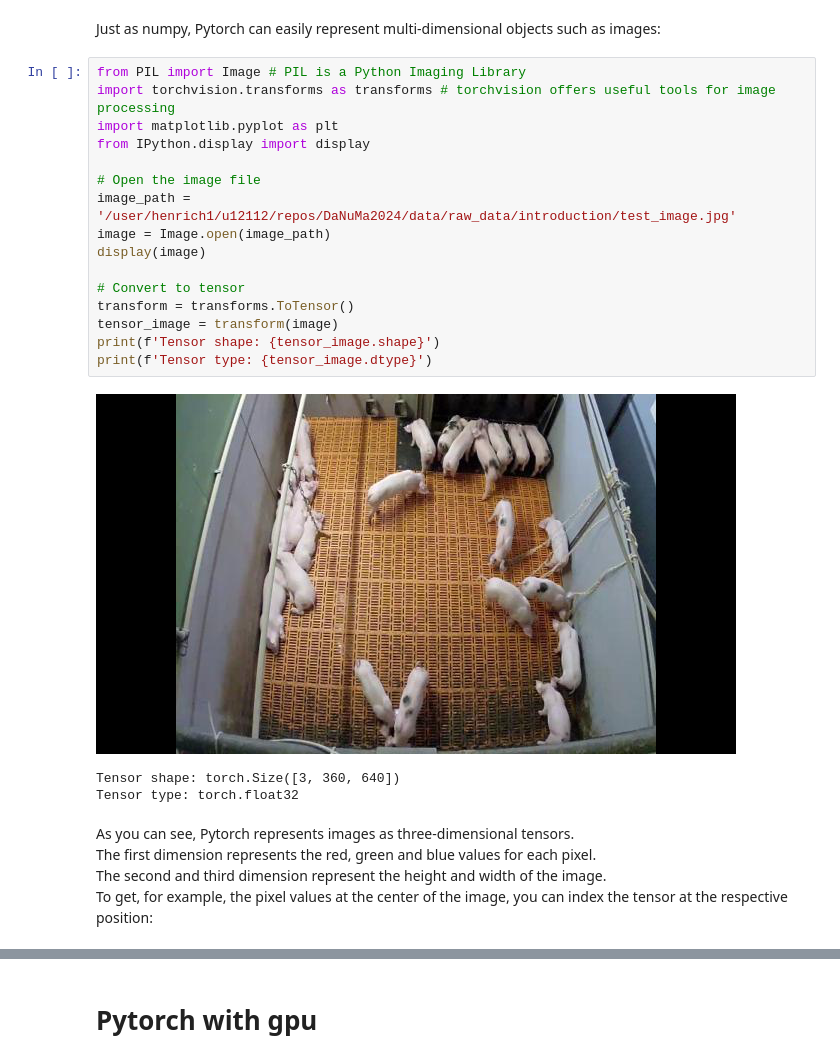
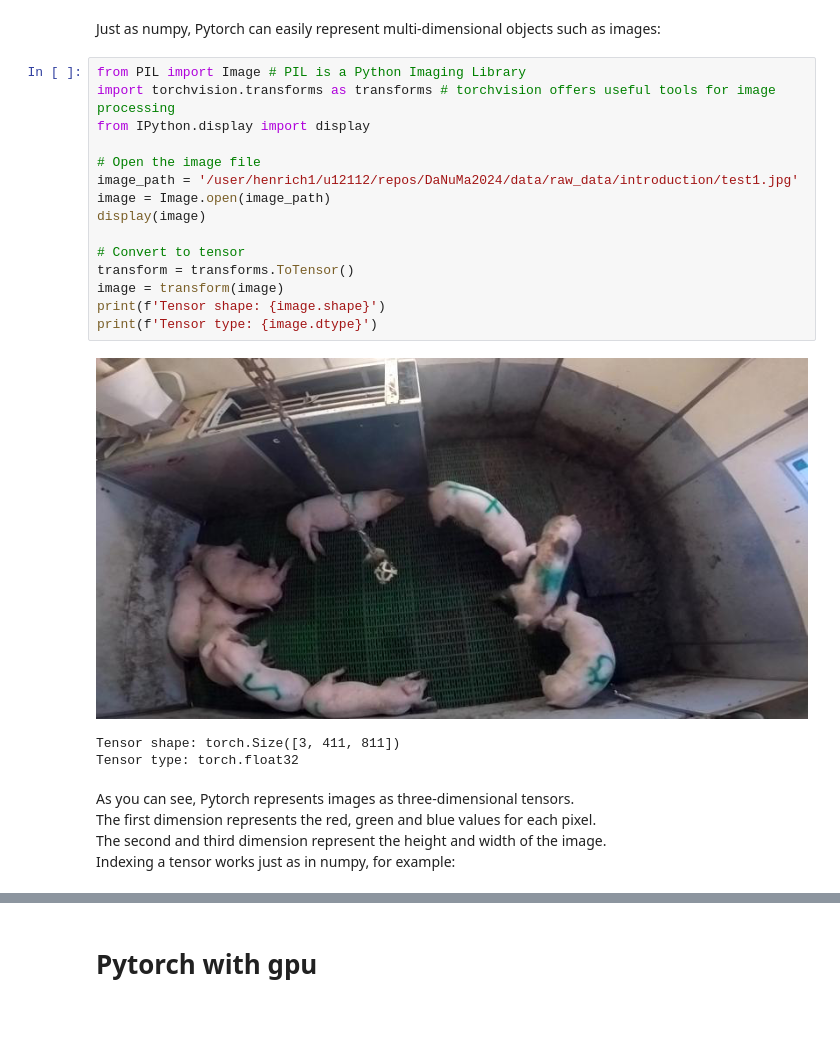
Before and after one commit to jonaden94/DaNuMa2024, a Jupyter notebook: exercises/introduction/intro_pytorch.ipynb, the cells around one changed output, grey strips where cells are left out. Saved outputs shown, nothing was run; the diff lists cells and outputs as text; blank space fills up the shorter version.

Commit message:
continue pytorch intro exercise

```diff
--- a/exercises/introduction/intro_pytorch.ipynb
+++ b/exercises/introduction/intro_pytorch.ipynb
@@ -185,25 +209,24 @@ Just as numpy, Pytorch can easily represent multi-dimensional objects such as im
 # %%
 from PIL import Image # PIL is a Python Imaging Library
 import torchvision.transforms as transforms # torchvision offers useful tools for image processing
-import matplotlib.pyplot as plt
 from IPython.display import display
 
 # Open the image file
-image_path = '/user/henrich1/u12112/repos/DaNuMa2024/data/raw_data/introduction/test_image.jpg'
+image_path = '/user/henrich1/u12112/repos/DaNuMa2024/data/raw_data/introduction/test1.jpg'
 image = Image.open(image_path)
 display(image)
 
 # Convert to tensor
 transform = transforms.ToTensor()
-tensor_image = transform(image)
-print(f'Tensor shape: {tensor_image.shape}')
-print(f'Tensor type: {tensor_image.dtype}')
+image = transform(image)
+print(f'Tensor shape: {image.shape}')
+print(f'Tensor type: {image.dtype}')
 # %% [output]
-[figure, old version]
+[figure, new version]
-Tensor shape: torch.Size([3, 360, 640])
+Tensor shape: torch.Size([3, 411, 811])
 Tensor type: torch.float32
 # %% [markdown]
 As you can see, Pytorch represents images as three-dimensional tensors. \
 The first dimension represents the red, green and blue values for each pixel. \
 The second and third dimension represent the height and width of the image. \
-To get, for example, the pixel values at the center of the image, you can index the tensor at the respective position:
+Indexing a tensor works just as in numpy, for example:
```
Also changed, not shown: parts of 42 cells of this notebook.
